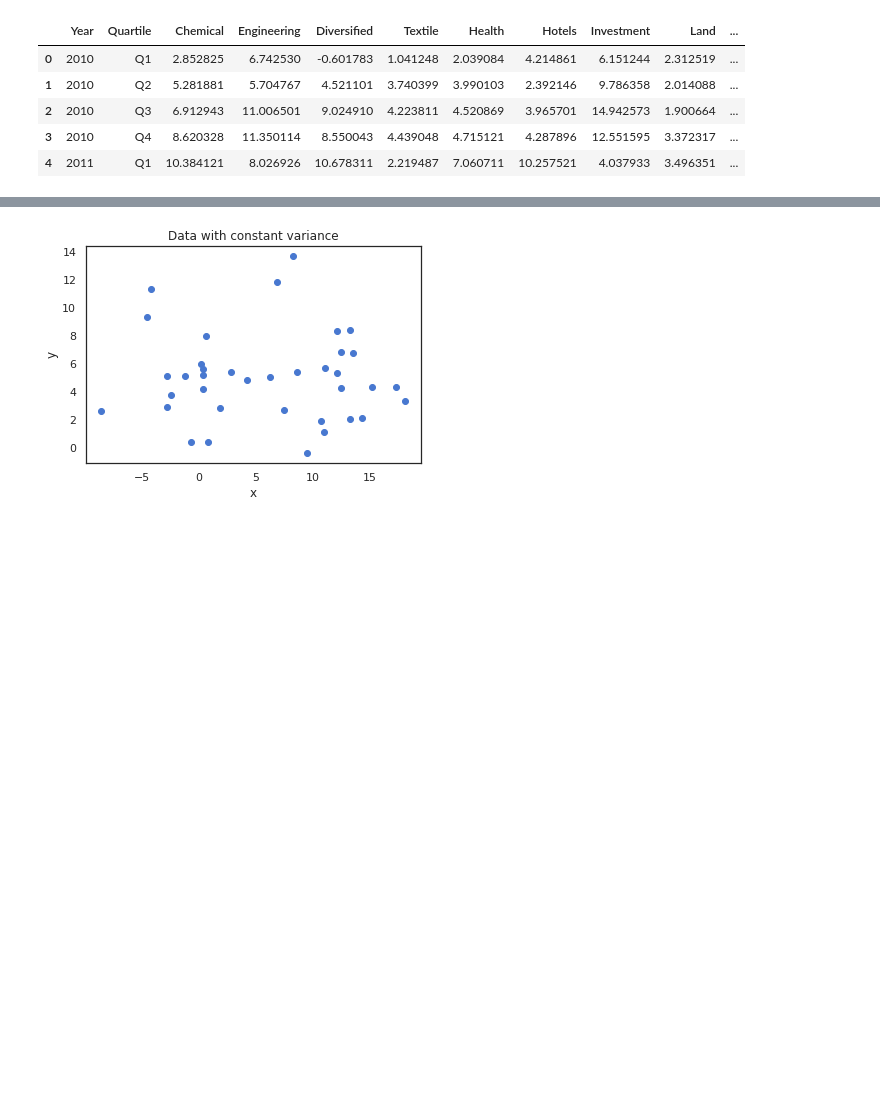
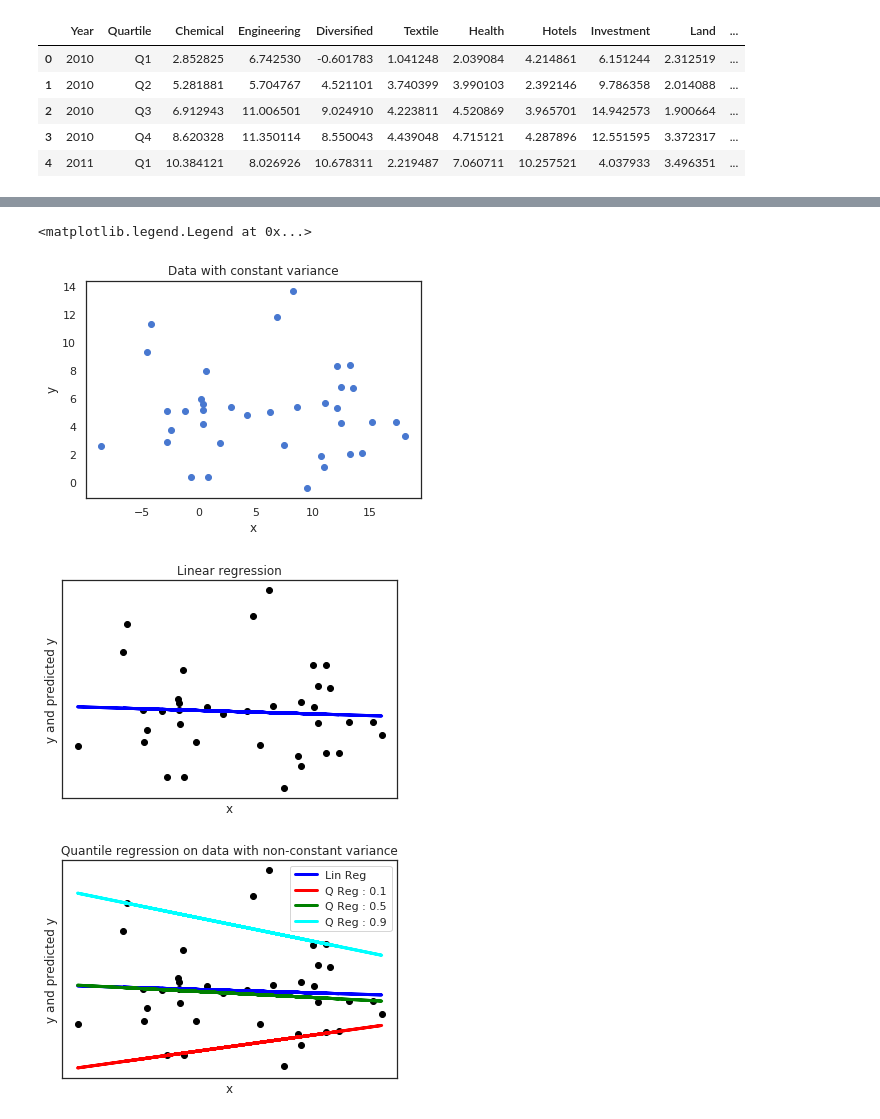
Before and after one commit to hatkanchana/FinanceCBSL, a Jupyter notebook: Colab's_New_Code_Editor.ipynb, the cells around one changed output, grey strips where cells are left out. Saved outputs shown, nothing was run; the diff lists cells and outputs as text; code cells hidden in the pictures; blank space fills up the shorter version.

```diff
--- a/Colab's_New_Code_Editor.ipynb
+++ b/Colab's_New_Code_Editor.ipynb
@@ -661,20 +661,77 @@ df.head()
 | 4 | 2011 | Q1 | 10.384121 | 8.026926 | 10.678311 | 2.219487 | 7.060711 | 10.257521 | 4.037933 | 3.496351 | ... |
 # %%
 ## Regression equation
-x=df['Power'].to_numpy()
-y=df['Trading'].to_numpy()
+x=pd.DataFrame(df['Power'])
+y=pd.DataFrame(df['Trading'])
+#x=df['Power']
+#y=df['Trading']
 plt.figure(1)
 plt.scatter(x, y)
 plt.xlabel("x")
 plt.ylabel("y")
 plt.title("Data with constant variance")
 
-
 ## Let us do a least square regression on the above dataset
 from sklearn.linear_model import LinearRegression
-model1 = LinearRegression( normalize = False)
-model1.fit(x, y)
+model1 = LinearRegression()
+
+model1.fit(x,y)
+model1.score(x, y)
 y_pred1 = model1.predict(x)
-print("Mean squared error: {0:.2f}".format(np.mean((y_pred1 - y) ** 2)))
+y_pred1 = pd.DataFrame(y_pred1)
+#print("Mean squared error: {0:.2f}".format(np.mean((y_pred1 - y) ** 2)))
 print('Variance score: {0:.2f}'.format(model1.score(x, y)))
+
+plt.figure(2)
+plt.scatter(x, y,  color='black')
+plt.plot(x, y_pred1, color='blue',          linewidth=3)
+plt.xticks(())
+plt.yticks(())
+plt.xlabel("x")
+plt.ylabel("y and predicted y")
+plt.title("Linear regression")
+
+
+import pandas as pd
+data = pd.DataFrame(data = np.hstack([x, y]), columns = ["x", "y"])
+print
+data.head()
+import statsmodels.formula.api as smf
+mod = smf.quantreg('y ~ x', data)
+res = mod.fit(q=.5)
+print(res.summary())
+## Build the model for other quantiles
+quantiles = np.arange(0.1,1,0.1)
+print
+quantiles
+
+models = []
+params = []
+for qt in quantiles:
+  print
+  qt
+  res = mod.fit(q = qt )
+  models.append(res)
+  params.append([qt, res.params['Intercept'], res.params['x']] + res.conf_int().ix['x'].tolist())
+  params = pd.DataFrame(data = params, columns = ['qt','intercept','x_coef','cf_lower_bound','cf_upper_bound'])
+  print
+  params
+plt.figure(5)
+plt.scatter(x, y,  color='black')
+plt.plot(x, y_pred1, color='blue',          linewidth=3, label='Lin Reg')
+y_pred3 = models[0].params['Intercept'] + models[0].params['x'] * x
+plt.plot(x, y_pred3, color='red',          linewidth=3, label='Q Reg : 0.1')
+y_pred4 = models[4].params['Intercept'] + models[4].params['x'] * x
+plt.plot(x, y_pred4, color='green',          linewidth=3, label='Q Reg : 0.5')
+y_pred5 = models[8].params['Intercept'] + models[8].params['x'] * x
+plt.plot(x, y_pred5, color='cyan',          linewidth=3, label='Q Reg : 0.9')
+plt.xticks(())
+plt.yticks(())
+plt.xlabel("x")
+plt.ylabel("y and predicted y")
+plt.title("Quantile regression on data with non-constant variance")
+plt.legend()
+## Plot the changes in the quantile coefficients
+#plt.figure(6)
+#params.plot(x = 'qt', y = ['x_coef','cf_lower_bound', 'cf_upper_bound'],title = 'Slope for different quantiles', kind ='line', style = ['b-','r--','g--'])
 # %% [output]
@@ -682 +763,4 @@ ValueError: ignored
+<matplotlib.legend.Legend at 0x...>
 [figure]
+[figure, added]
+[figure, added]
```
Also changed, not shown: parts of 3 cells of this notebook.
